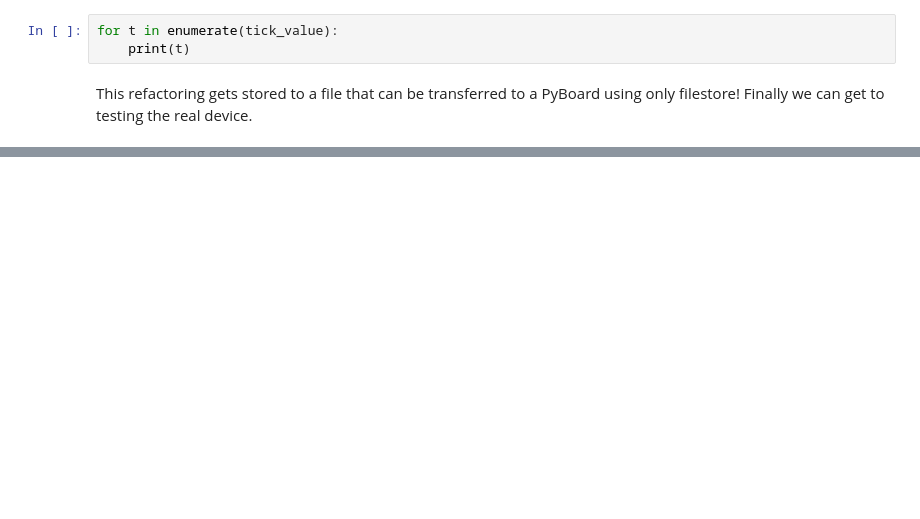
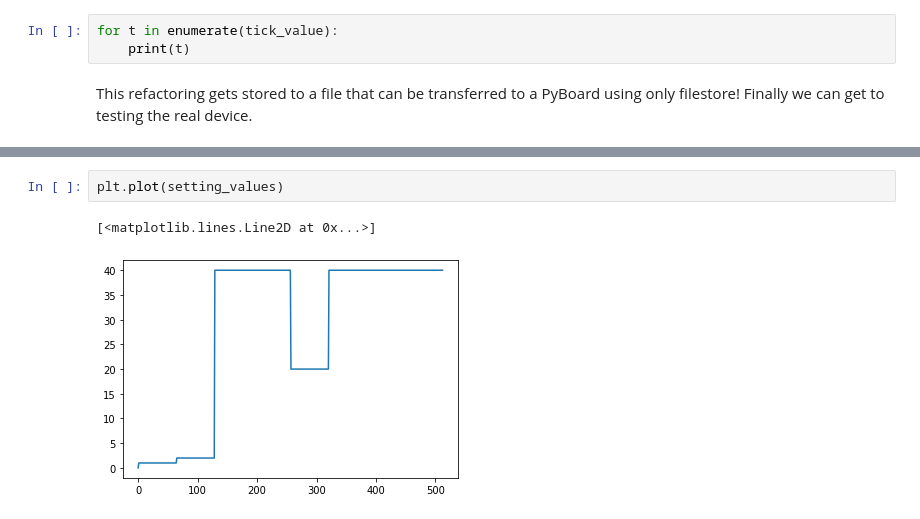
Before and after one commit to holdenweb/microlight, a Jupyter notebook: Prototype.ipynb, the cells around one changed output, grey strips where cells are left out. Cells and saved outputs as stored; diff of their text form; blank space fills up the shorter version.

```diff
--- a/Prototype.ipynb
+++ b/Prototype.ipynb
@@ -280,0 +407,5 @@ ModuleNotFoundError: No module named 'pyb'
+# %%
+plt.plot(setting_values)
+# %% [output]
+[<matplotlib.lines.Line2D at 0x...>]
+[figure, added]
```
Also changed, not shown: parts of 13 cells of this notebook, 7 other files.
